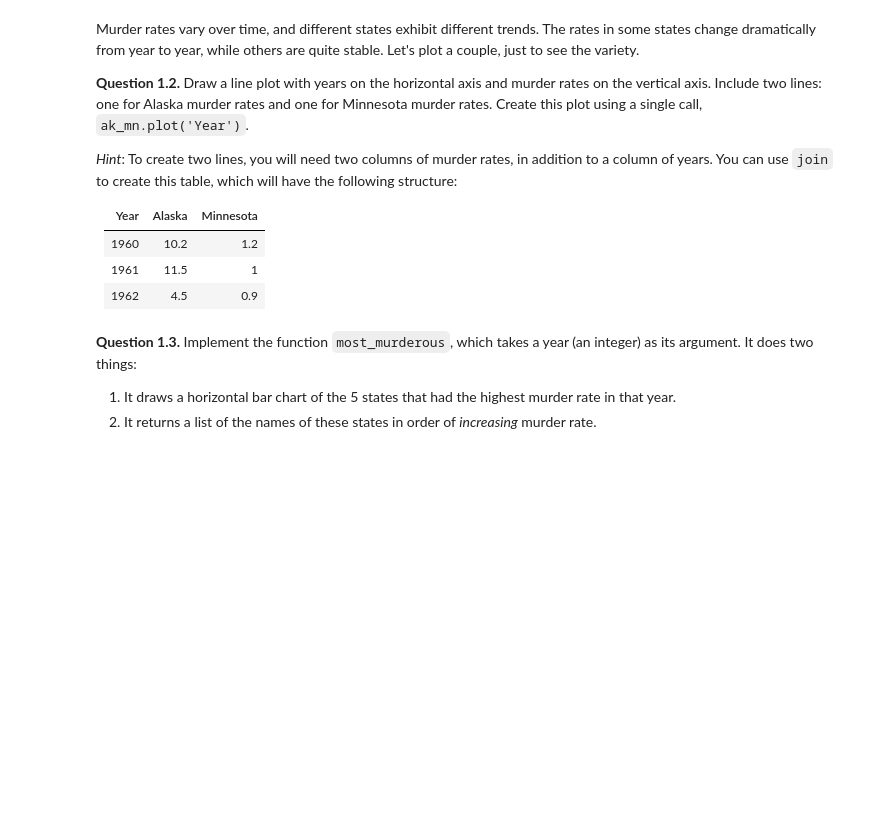
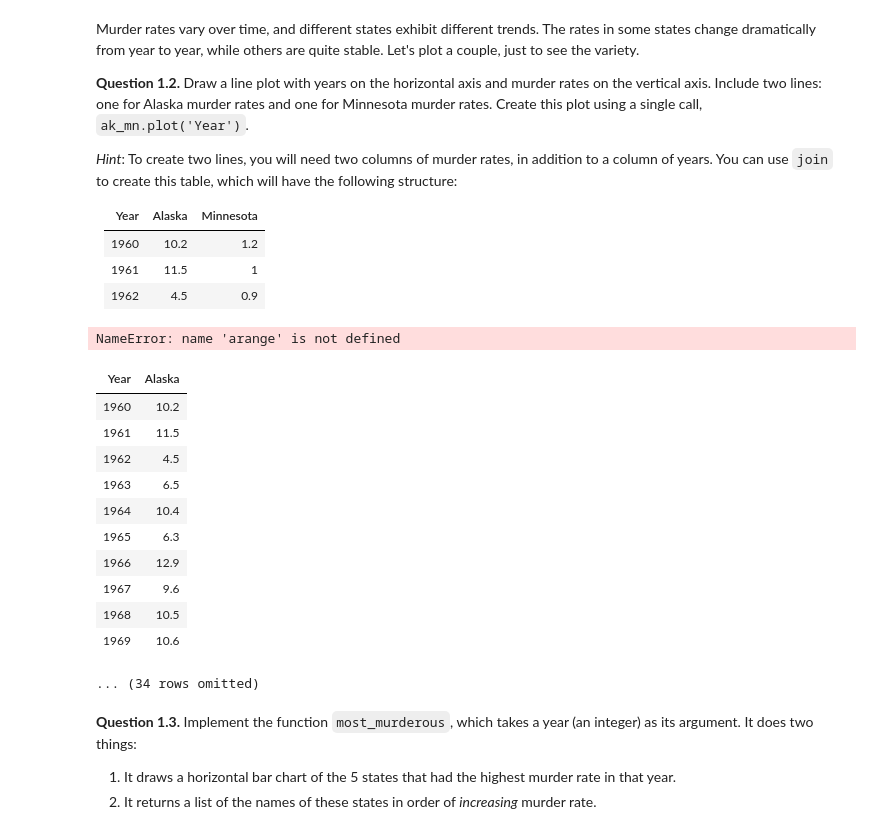
Before and after one commit to data-8/data8assets, a Jupyter notebook: labs/project3/project3.ipynb, the cells around one changed output. Saved outputs shown, nothing was run; the diff lists cells and outputs as text; code cells hidden in the pictures; blank space fills up the shorter version.

```diff
--- a/labs/project3/project3.ipynb
+++ b/labs/project3/project3.ipynb
@@ -63,8 +81,25 @@ vertical axis. Include two lines: one for Alaska murder rates and one for Minnes
 ak = murder_rates.where('State', 'Alaska').drop(['State', 'Population']).relabeled(1, 'Alaska')
 mn = murder_rates.where('State', 'Minnesota').drop(['State', 'Population']).relabeled(1, 'Minnesota')
 # Fill in this line to make a table like the one pictured above.
-ak_mn = ...
+ak_mn = ak.take(nparange(3))
 ak_mn.plot('Year')
+# %% [output]
+NameError: name 'arange' is not defined
+# %%
+ak
+# %% [output]
+| Year | Alaska |
+| 1960 | 10.2 |
+| 1961 | 11.5 |
+| 1962 | 4.5 |
+| 1963 | 6.5 |
+| 1964 | 10.4 |
+| 1965 | 6.3 |
+| 1966 | 12.9 |
+| 1967 | 9.6 |
+| 1968 | 10.5 |
+| 1969 | 10.6 |
+... (34 rows omitted)
 # %%
 _ = project3.grade("q12")
 # %% [markdown]
```
Also changed, not shown: parts of 2 cells of this notebook.
